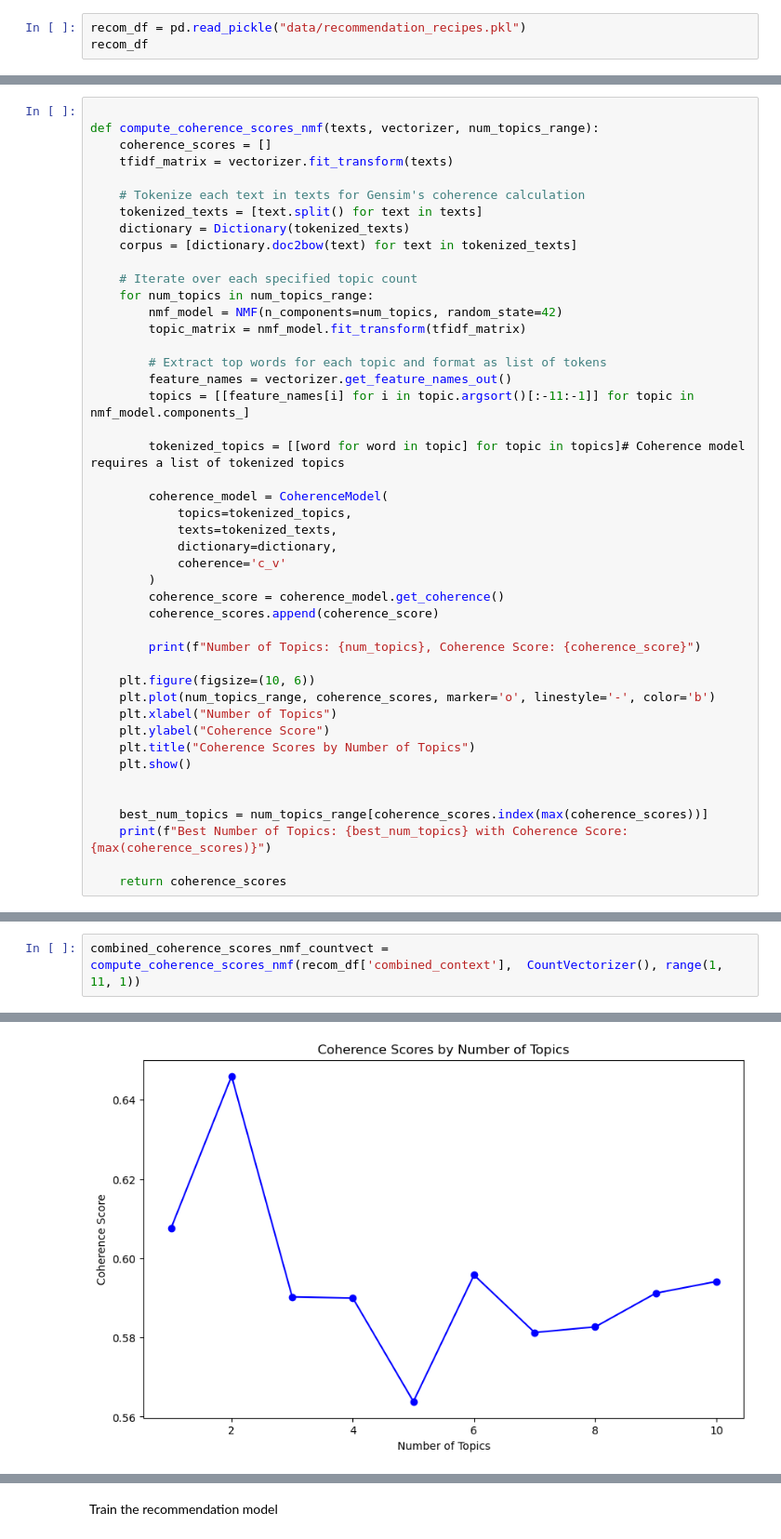
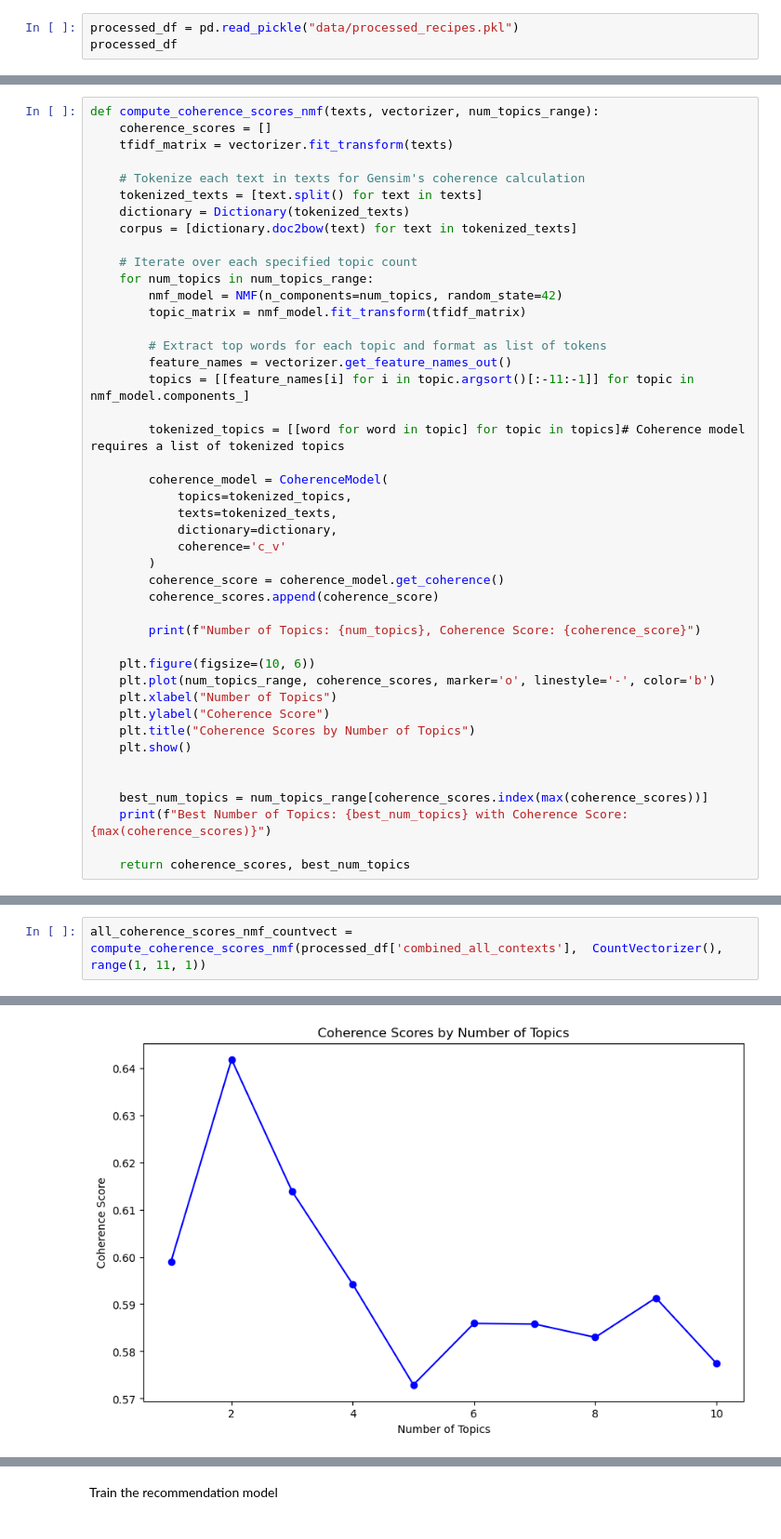
Before and after one commit to jonkerr/indian-food, a Jupyter notebook: topic_modeling_NMF.ipynb, the cells around one changed output, grey strips where cells are left out. Shown: that part at 93% size. Drawn from its saved outputs; the diff is of its cells as text.

Commit message:
add a recommendation model file

```diff
--- a/topic_modeling_NMF.ipynb
+++ b/topic_modeling_NMF.ipynb
@@ -12,8 +11,8 @@ from sklearn.metrics.pairwise import cosine_similarity
 from wordcloud import WordCloud
 import matplotlib.pyplot as plt
 # %%
-recom_df = pd.read_pickle("data/recommendation_recipes.pkl")
-recom_df
+processed_df = pd.read_pickle("data/processed_recipes.pkl")
+processed_df
 # %% [output]
 |  | name | ingredients | description | instructions | cuisine | course | diet | prep_time | ... |
 | 0 | Doddapatre Tambuli Recipe (Karpoo... | 4 cups Indian borage (Doddapatre)... | Doddapatre Tambuli Recipe is a po... | To begin making the Doddapatre Ta... | Indian | Side Dish | Vegetarian | 30.0 | ... |
@@ -73,5 +52,4 @@ Train NMF model on TF-IDF and Count Vectorizer and find the best number of topic
 # %%
-
 def compute_coherence_scores_nmf(texts, vectorizer, num_topics_range):
     coherence_scores = []
     tfidf_matrix = vectorizer.fit_transform(texts)
@@ -114,5 +92,5 @@ def compute_coherence_scores_nmf(texts, vectorizer, num_topics_range):
     best_num_topics = num_topics_range[coherence_scores.index(max(coherence_scores))]
     print(f"Best Number of Topics: {best_num_topics} with Coherence Score: {max(coherence_scores)}")
 
-    return coherence_scores
+    return coherence_scores, best_num_topics
 # %% [markdown]
@@ -159,3 +187,3 @@ Compare the performance of NMF model on Count vectorizer using "combined_context
 # %%
-combined_coherence_scores_nmf_countvect = compute_coherence_scores_nmf(recom_df['combined_context'],  CountVectorizer(), range(1, 11, 1))
+all_coherence_scores_nmf_countvect = compute_coherence_scores_nmf(processed_df['combined_all_contexts'],  CountVectorizer(), range(1, 11, 1))
 # %% [output]
@@ -172 +200 @@ Number of Topics: 10, Coherence Score: 0.5941577269994601
-[figure, old version]
+[figure, new version]
```
Also changed, not shown: parts of 25 cells of this notebook, 3 other files.
